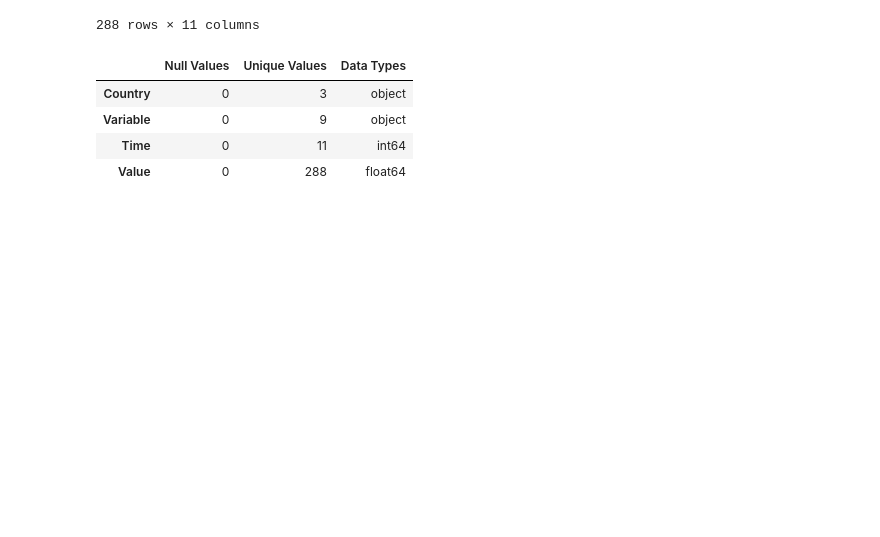
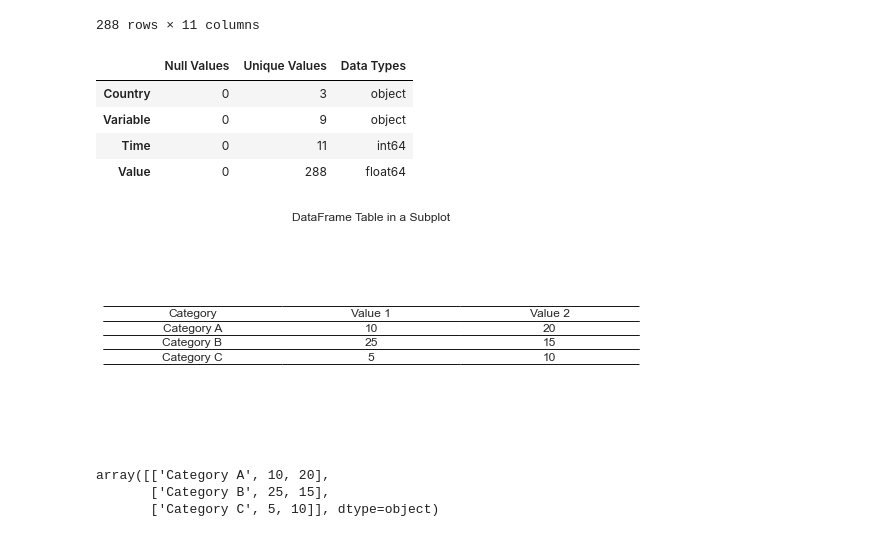
Before and after one commit to MShoaibManzoor/DHV-Infographics-Project, a Jupyter notebook: cleaner.ipynb, the cells around one changed output. Drawn from its saved outputs; the diff is of its cells as text; code cells hidden in the pictures; blank space fills up the shorter version.

```diff
--- a/cleaner.ipynb
+++ b/cleaner.ipynb
@@ -122,0 +128,34 @@ df_immigration.to_csv('immigration_stats_cleaned.csv')
+# %%
+import matplotlib.pyplot as plt
+import pandas as pd
+
+# Sample DataFrame
+data = {'Category': ['Category A', 'Category B', 'Category C'],
+        'Value 1': [10, 25, 5],
+        'Value 2': [20, 15, 10]}
+df = pd.DataFrame(data)
+
+# Create a subplot
+fig, ax = plt.subplots(figsize=(8, 4))
+
+# Hide the axes
+ax.axis('off')
+
+# Display the DataFrame as a table
+table = ax.table(cellText=df.values, colLabels=df.columns, cellLoc='center', loc='center', edges='horizontal')
+
+# Customize the appearance of the table
+table.auto_set_font_size(False)
+table.set_fontsize(12)
+table.scale(1.2, 1.2)
+
+# Add a title
+ax.set_title('DataFrame Table in a Subplot')
+
+# Show the plot
+plt.show()
+# %% [output]
+[figure, added]
+array([['Category A', 10, 20],
+       ['Category B', 25, 15],
+       ['Category C', 5, 10]], dtype=object)
```
Also changed, not shown: parts of 1 cell of this notebook, 3 other files.
